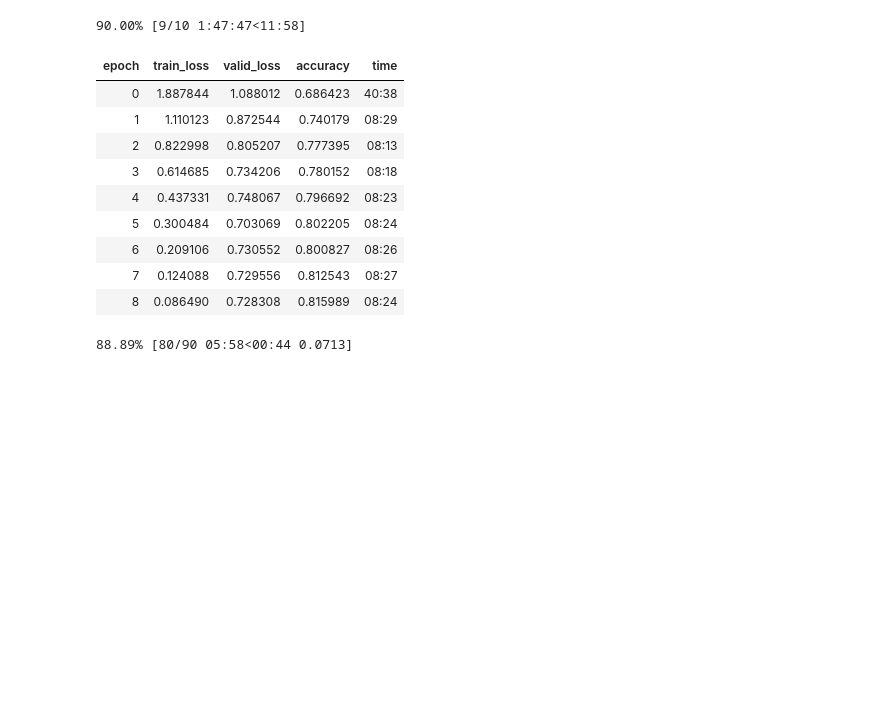
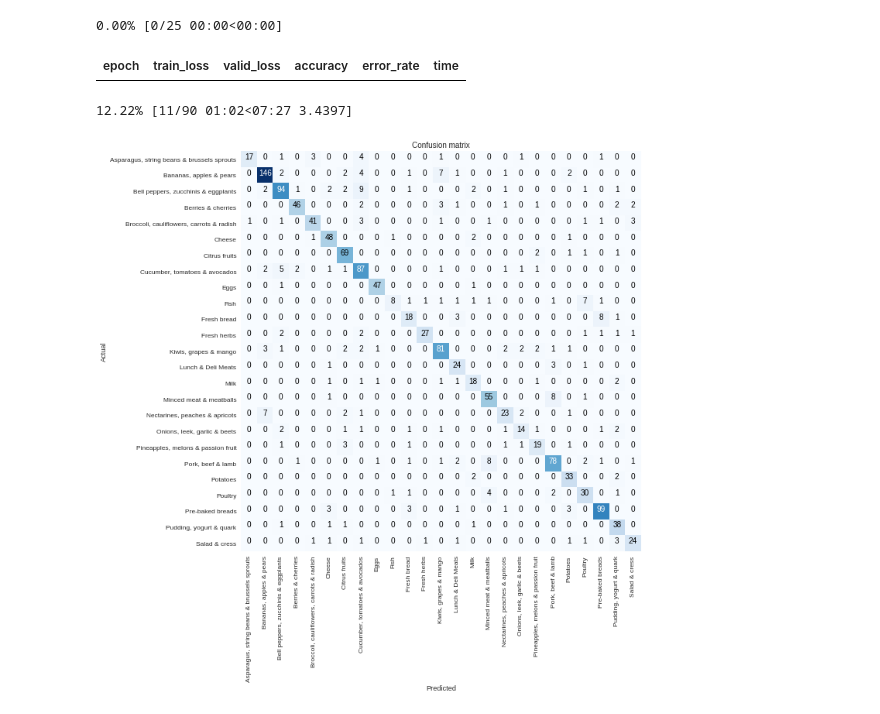
Before and after one commit to Younes-Charfaoui/Picnic-Hackathon, a Jupyter notebook: Fastai_Picnic.ipynb, the cells around one changed output. Drawn from its saved outputs; the diff is of its cells as text; code cells hidden in the pictures; blank space fills up the shorter version.

```diff
--- a/Fastai_Picnic.ipynb
+++ b/Fastai_Picnic.ipynb
@@ -50,2 +30,2 @@ bunch.show_batch(rows=3, figsize=(10,10))
 # %%
-learn = create_cnn(bunch, models.resnet50, metrics=accuracy)
+learn = create_cnn(bunch, models.resnet50, metrics=[accuracy, error_rate])
@@ -54,15 +32,6 @@ Downloading: "https://download.pytorch.org/models/resnet50-19c8e357.pth" to /roo
 # %%
-learn.fit_one_cycle(10)
+learn.fit_one_cycle(25)
 # %% [output]
-90.00% [9/10 1:47:47<11:58]
+0.00% [0/25 00:00<00:00]
-| epoch | train_loss | valid_loss | accuracy | time |
-| 0 | 1.887844 | 1.088012 | 0.686423 | 40:38 |
-| 1 | 1.110123 | 0.872544 | 0.740179 | 08:29 |
-| 2 | 0.822998 | 0.805207 | 0.777395 | 08:13 |
-| 3 | 0.614685 | 0.734206 | 0.780152 | 08:18 |
-| 4 | 0.437331 | 0.748067 | 0.796692 | 08:23 |
-| 5 | 0.300484 | 0.703069 | 0.802205 | 08:24 |
-| 6 | 0.209106 | 0.730552 | 0.800827 | 08:26 |
-| 7 | 0.124088 | 0.729556 | 0.812543 | 08:27 |
-| 8 | 0.086490 | 0.728308 | 0.815989 | 08:24 |
+| epoch | train_loss | valid_loss | accuracy | error_rate | time |
-88.89% [80/90 05:58<00:44 0.0713]
+12.22% [11/90 01:02<07:27 3.4397]
@@ -69,5 +40,9 @@ learn.fit_one_cycle(10)
 # %%
 interp = ClassificationInterpretation.from_learner(learn)
+# %%
+interp.plot_confusion_matrix(figsize=(12,12), dpi=60)
+# %% [output]
+[figure, added]
 # %%
 interp.plot_confusion_matrix(figsize=(12,12), dpi=60)
 # %% [output]
```
Also changed, not shown: parts of 15 cells of this notebook.
